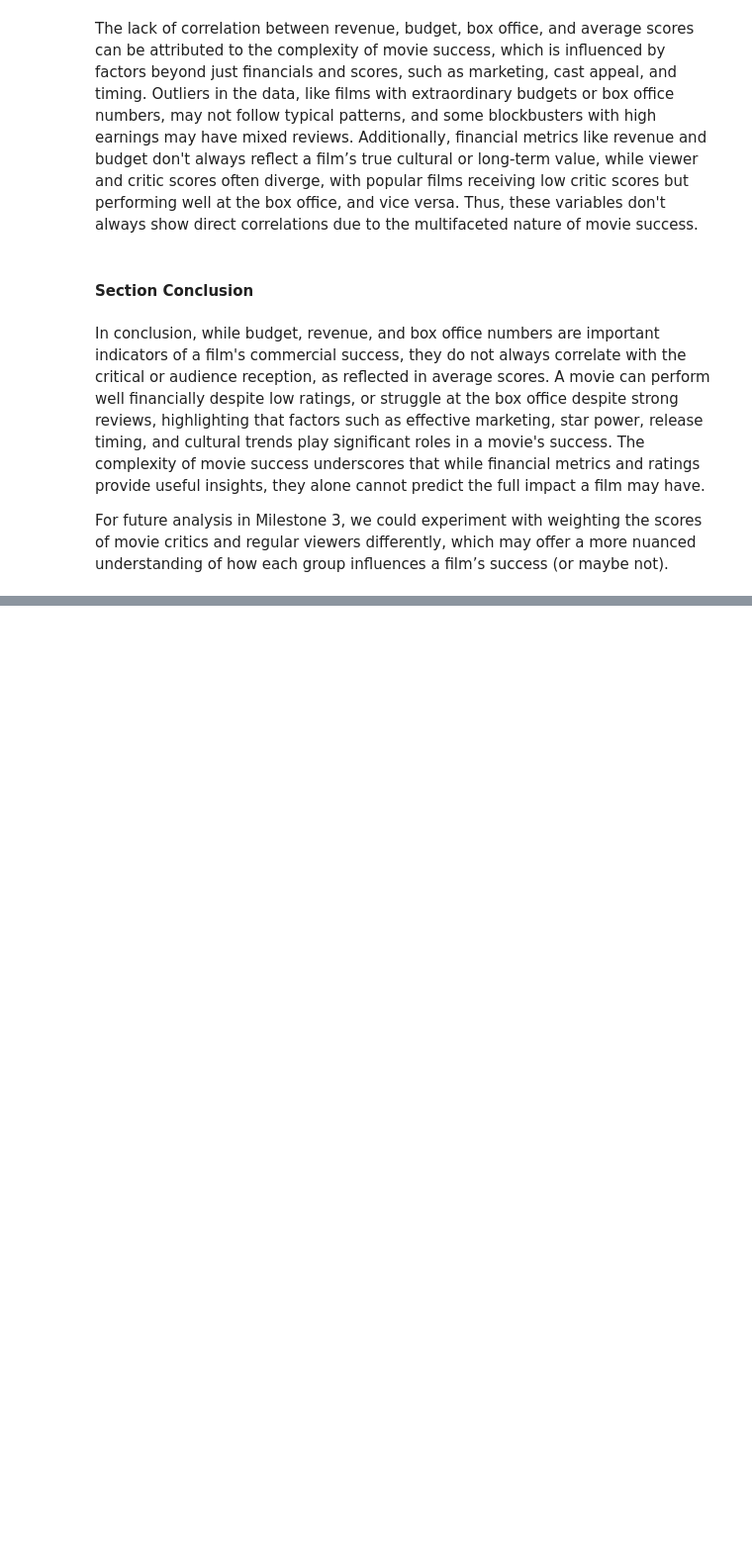
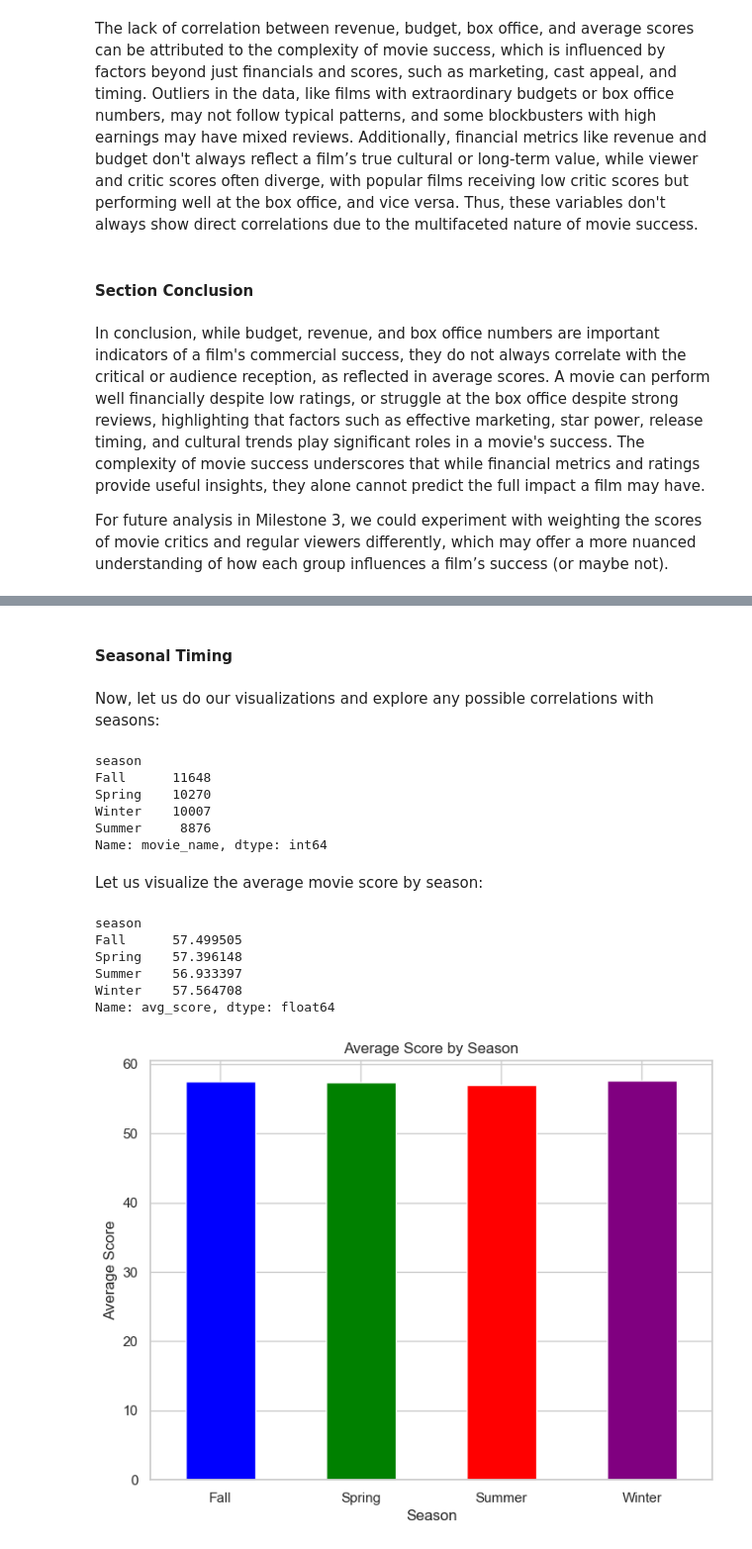
Before and after one commit to epfl-ada/ada-2024-project-bluesweater, a Jupyter notebook: results.ipynb, the cells around one changed output, grey strips where cells are left out. Shown at 99% size. Cells and saved outputs as stored; diff of their text form; code cells hidden in the pictures; blank space fills up the shorter version.

Commit message:
Adding timing section to results

```diff
--- a/results.ipynb
+++ b/results.ipynb
@@ -691,0 +691,8 @@ For future analysis in Milestone 3, we could experiment with weighting the score
+# %%
+# Creating a second copy so that to_datetime doesn't make our jutst-year entries NaT in the merged dataframe
+df_timing = df_merged
+df_timing['release_date'] = pd.to_datetime(df_merged['Release Date'], errors='coerce')
+
+# df_timing with full date
+df_full_date = df_merged[~df_timing['release_date'].dt.month.isna()]
+df_full_date.head()
@@ -691,0 +709,18 @@ For future analysis in Milestone 3, we could experiment with weighting the score
+# %%
+def add_season(month):
+    if month in [12, 1, 2]:
+        return 'Winter'
+    elif month in [3, 4, 5]:
+        return 'Spring'
+    elif month in [6, 7, 8]:
+        return 'Summer'
+    elif month in [9, 10, 11]:
+        return 'Fall'
+    else:
+        return 'Unknown'
+
+# Applying the function to create the 'season' column
+df_full_date.loc[:, 'season'] = df_full_date['release_date'].dt.month.apply(add_season)
+
+# Now we can filter by season
+df_full_date.head()
@@ -691,0 +735,37 @@ For future analysis in Milestone 3, we could experiment with weighting the score
+# %% [markdown]
+#### Seasonal Timing
+# %% [markdown]
+Now, let us do our visualizations and explore any possible correlations with seasons:
+# %%
+# Counting the number of movies in each season
+season_counts = df_full_date.groupby('season')['movie_name'].count().sort_values(ascending=False)
+season_counts
+# %% [output]
+season
+Fall      11648
+Spring    10270
+Winter    10007
+Summer     8876
+Name: movie_name, dtype: int64
+# %% [markdown]
+Let us visualize the average movie score by season:
+# %%
+avg_score_by_season = df_full_date.groupby('season')['avg_score'].mean()
+
+print(avg_score_by_season)
+
+plt.figure(figsize=(8, 6))
+avg_score_by_season.plot(kind='bar', color=['blue', 'green', 'red', 'purple'])
+plt.title('Average Score by Season')
+plt.xlabel('Season')
+plt.ylabel('Average Score')
+plt.xticks(rotation=0)
+plt.show()
+# %% [output]
+season
+Fall      57.499505
+Spring    57.396148
+Summer    56.933397
+Winter    57.564708
+Name: avg_score, dtype: float64
+[figure, added]
```
Also changed, not shown: parts of 22 cells of this notebook.
